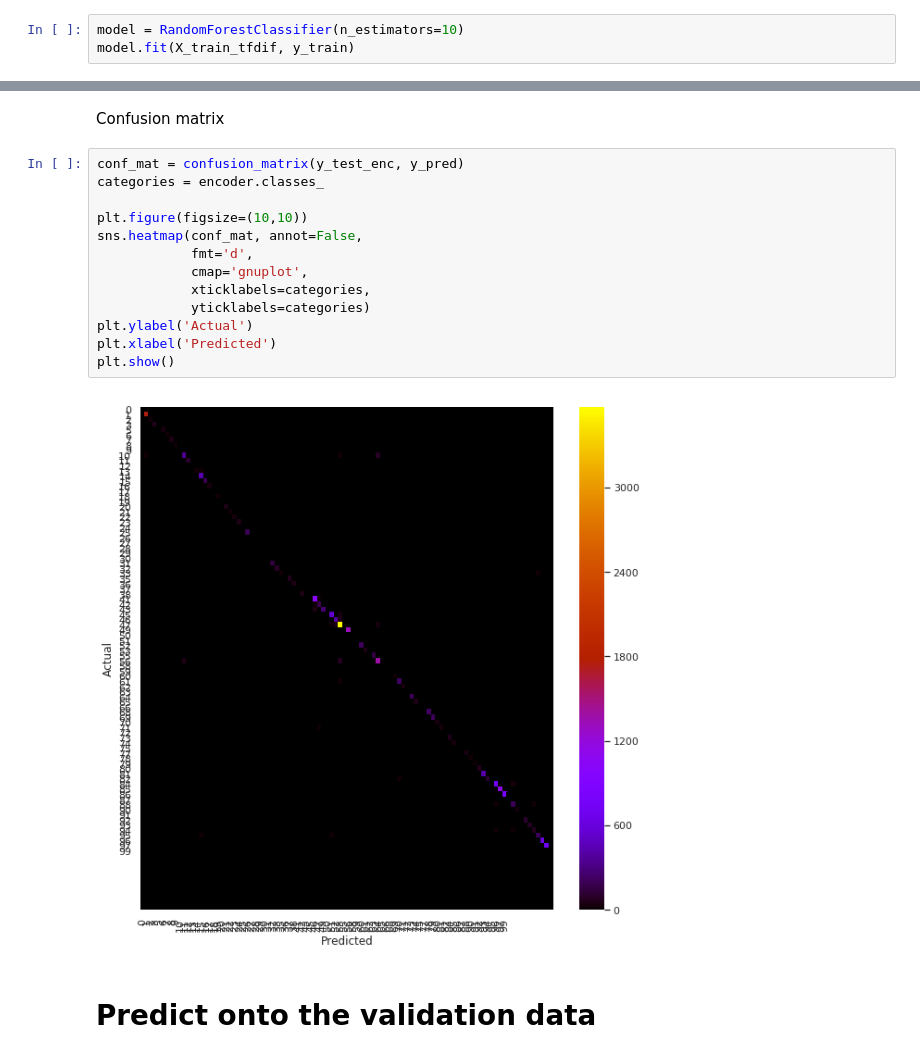
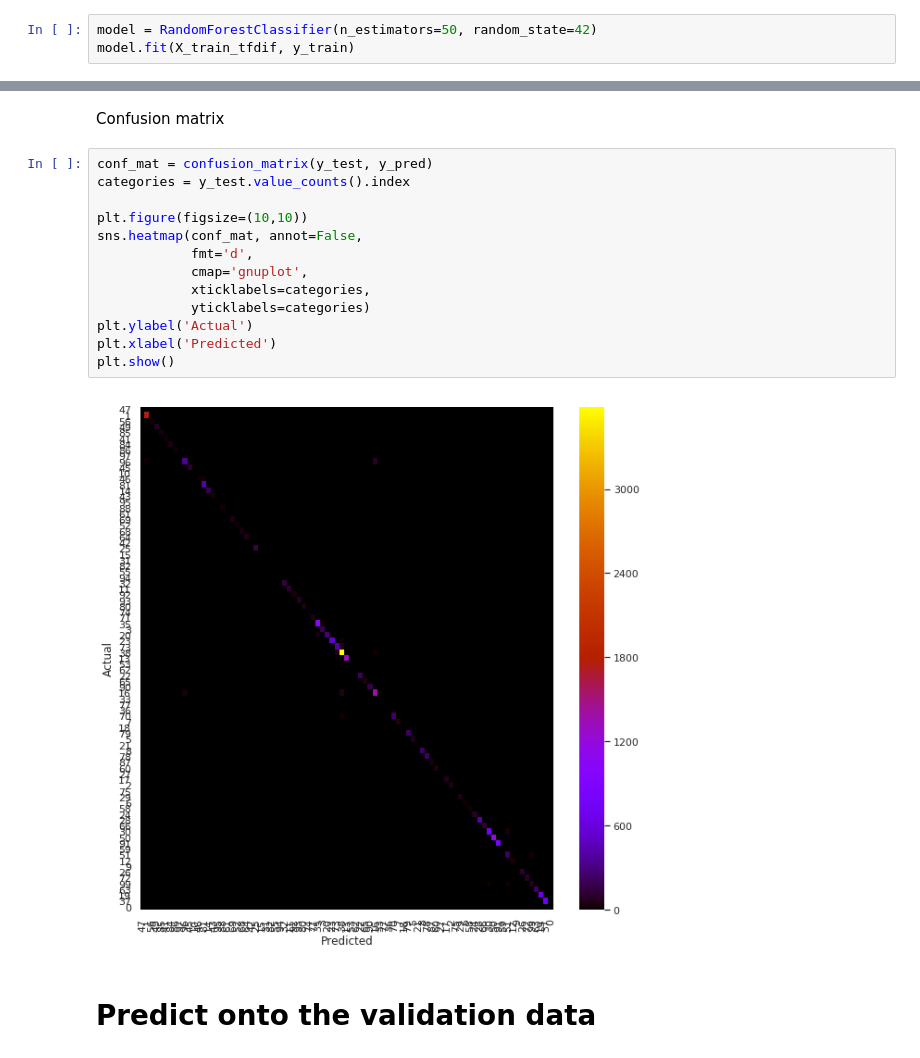
Before and after one commit to sssilvar/nlp-prueba, a Jupyter notebook: NLP_DANE_exploratorio.ipynb, the cells around one changed output, grey strips where cells are left out. Drawn from its saved outputs; the diff is of its cells as text.

```diff
--- a/NLP_DANE_exploratorio.ipynb
+++ b/NLP_DANE_exploratorio.ipynb
@@ -109,7 +143,7 @@ X_test_tfdif = tfdif_vect.transform(X_test)
 # %% [markdown]
 Create a model to classify the labels
 # %%
-model = RandomForestClassifier(n_estimators=10)
+model = RandomForestClassifier(n_estimators=50, random_state=42)
 model.fit(X_train_tfdif, y_train)
 # %% [output]
 RandomForestClassifier(bootstrap=True, class_weight=None, criterion='gini',
@@ -156,20 +190,20 @@ weighted avg       0.87      0.87      0.87     22538
 # %% [markdown]
 Confusion matrix
 # %%
-conf_mat = confusion_matrix(y_test_enc, y_pred)
-categories = encoder.classes_
+conf_mat = confusion_matrix(y_test, y_pred)
+categories = y_test.value_counts().index
 
 plt.figure(figsize=(10,10))
 sns.heatmap(conf_mat, annot=False,
             fmt='d',
             cmap='gnuplot',
             xticklabels=categories,
             yticklabels=categories)
 plt.ylabel('Actual')
 plt.xlabel('Predicted')
 plt.show()
 # %% [output]
-[figure, old version]
+[figure, new version]
 # %% [markdown]
 # Predict onto the validation data
 # %%
```
Also changed, not shown: parts of 20 cells of this notebook.
